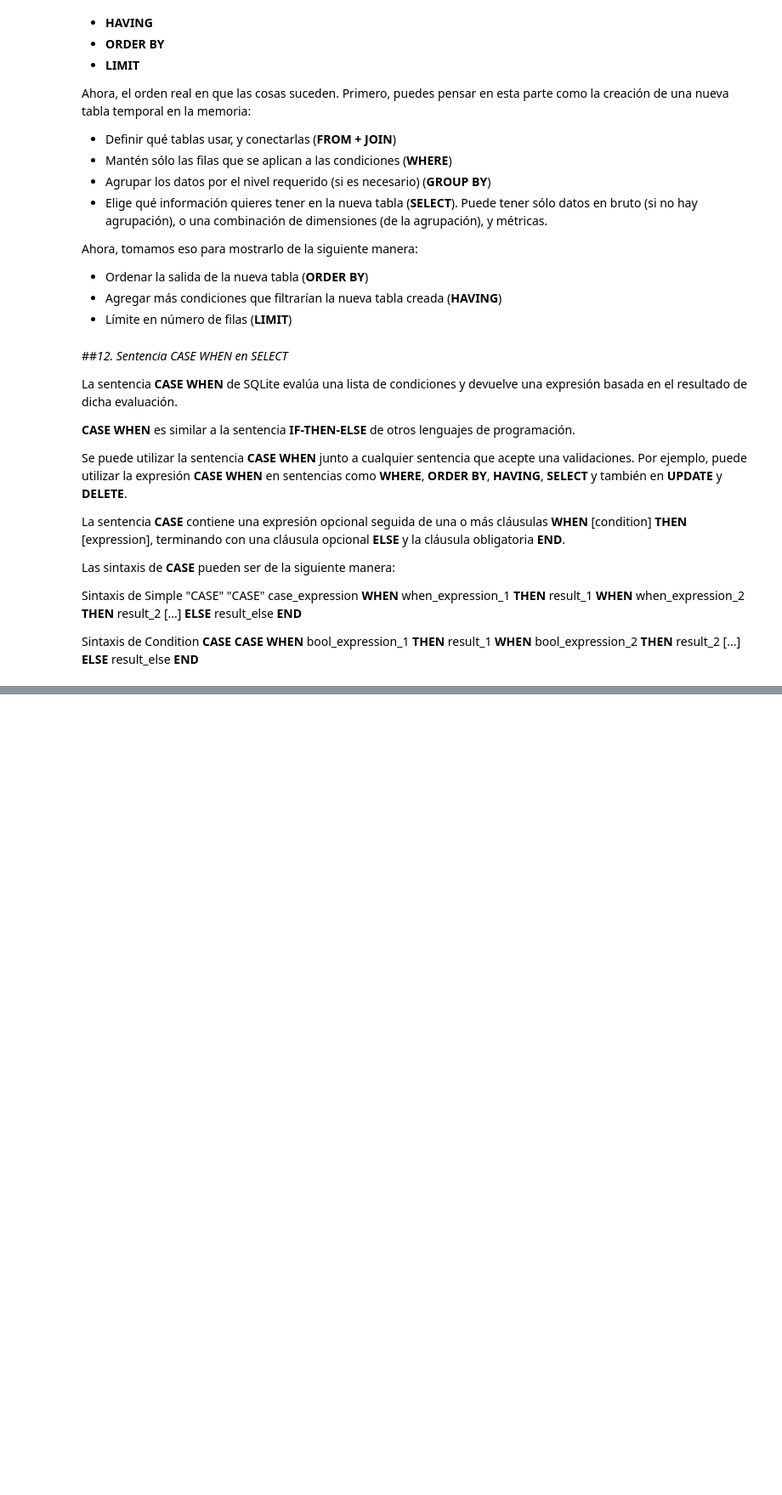
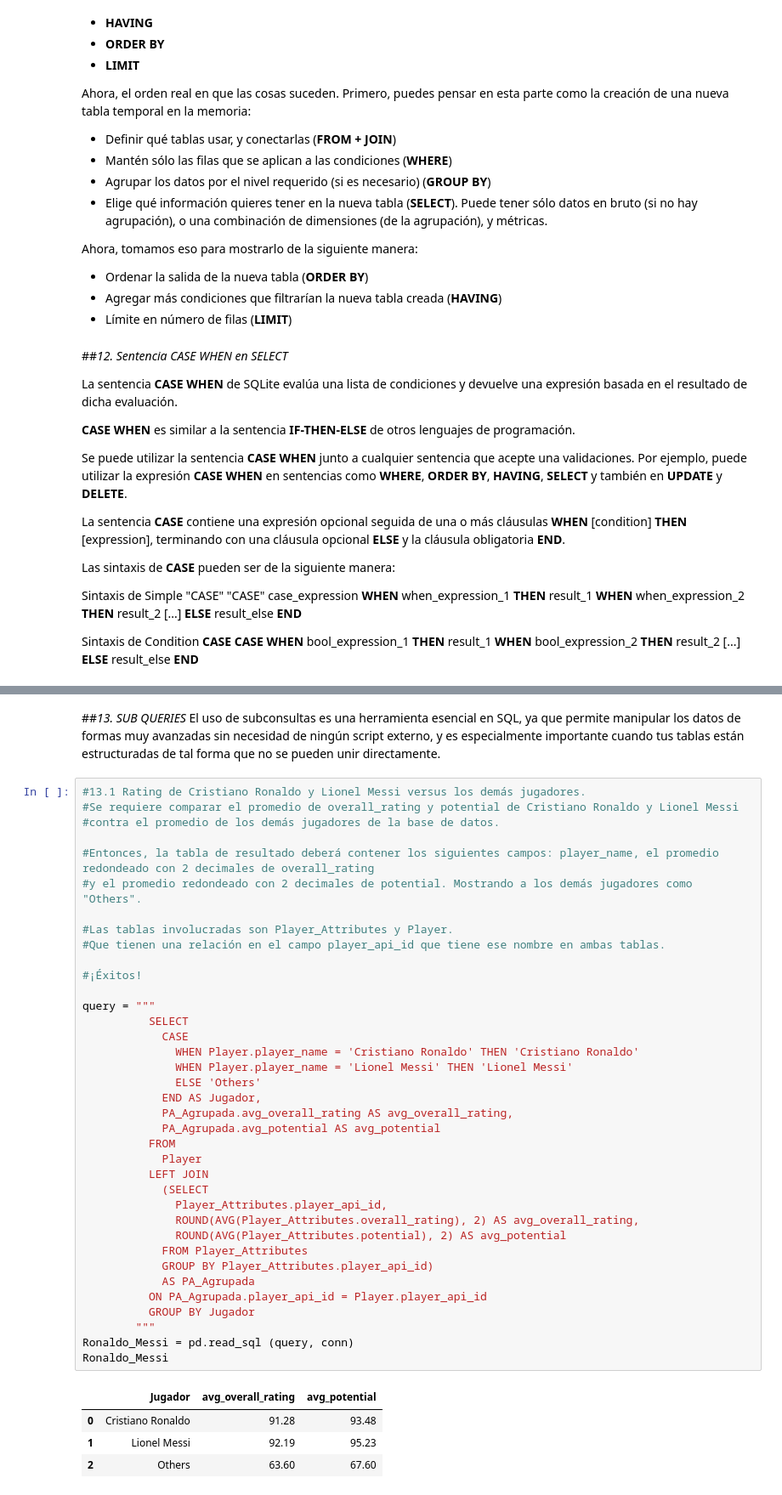
Before and after one commit to CharlieHndz/Talento-Tech-2024-Carlos-Hdez, a Jupyter notebook: Practica_SQL.ipynb, the cells around one changed output, grey strips where cells are left out. Shown at 85% size. Saved outputs shown, nothing was run; the diff lists cells and outputs as text; blank space fills up the shorter version.

```diff
--- a/Practica_SQL.ipynb
+++ b/Practica_SQL.ipynb
@@ -1412,0 +1447,45 @@ Barcelona
+# %% [markdown]
+##*13. SUB QUERIES*
+El uso de subconsultas es una herramienta esencial en SQL, ya que permite manipular los datos de formas muy avanzadas sin necesidad de ningún script externo, y es especialmente importante cuando tus tablas están estructuradas de tal forma que no se pueden unir directamente.
+# %%
+#13.1 Rating de Cristiano Ronaldo y Lionel Messi versus los demás jugadores.
+#Se requiere comparar el promedio de overall_rating y potential de Cristiano Ronaldo y Lionel Messi
+#contra el promedio de los demás jugadores de la base de datos.
+
+#Entonces, la tabla de resultado deberá contener los siguientes campos: player_name, el promedio redondeado con 2 decimales de overall_rating
+#y el promedio redondeado con 2 decimales de potential. Mostrando a los demás jugadores como "Others".
+
+#Las tablas involucradas son Player_Attributes y Player.
+#Que tienen una relación en el campo player_api_id que tiene ese nombre en ambas tablas.
+
+#¡Éxitos!
+
+query = """
+          SELECT
+            CASE
+              WHEN Player.player_name = 'Cristiano Ronaldo' THEN 'Cristiano Ronaldo'
+              WHEN Player.player_name = 'Lionel Messi' THEN 'Lionel Messi'
+              ELSE 'Others'
+            END AS Jugador,
+            PA_Agrupada.avg_overall_rating AS avg_overall_rating,
+            PA_Agrupada.avg_potential AS avg_potential
+          FROM
+            Player
+          LEFT JOIN
+            (SELECT
+              Player_Attributes.player_api_id,
+              ROUND(AVG(Player_Attributes.overall_rating), 2) AS avg_overall_rating,
+              ROUND(AVG(Player_Attributes.potential), 2) AS avg_potential
+            FROM Player_Attributes
+            GROUP BY Player_Attributes.player_api_id)
+            AS PA_Agrupada
+          ON PA_Agrupada.player_api_id = Player.player_api_id
+          GROUP BY Jugador
+        """
+Ronaldo_Messi = pd.read_sql (query, conn)
+Ronaldo_Messi
+# %% [output]
+|  | Jugador | avg_overall_rating | avg_potential |
+| 0 | Cristiano Ronaldo | 91.28 | 93.48 |
+| 1 | Lionel Messi | 92.19 | 95.23 |
+| 2 | Others | 63.60 | 67.60 |
```
Also changed, not shown: parts of 3 cells of this notebook.
